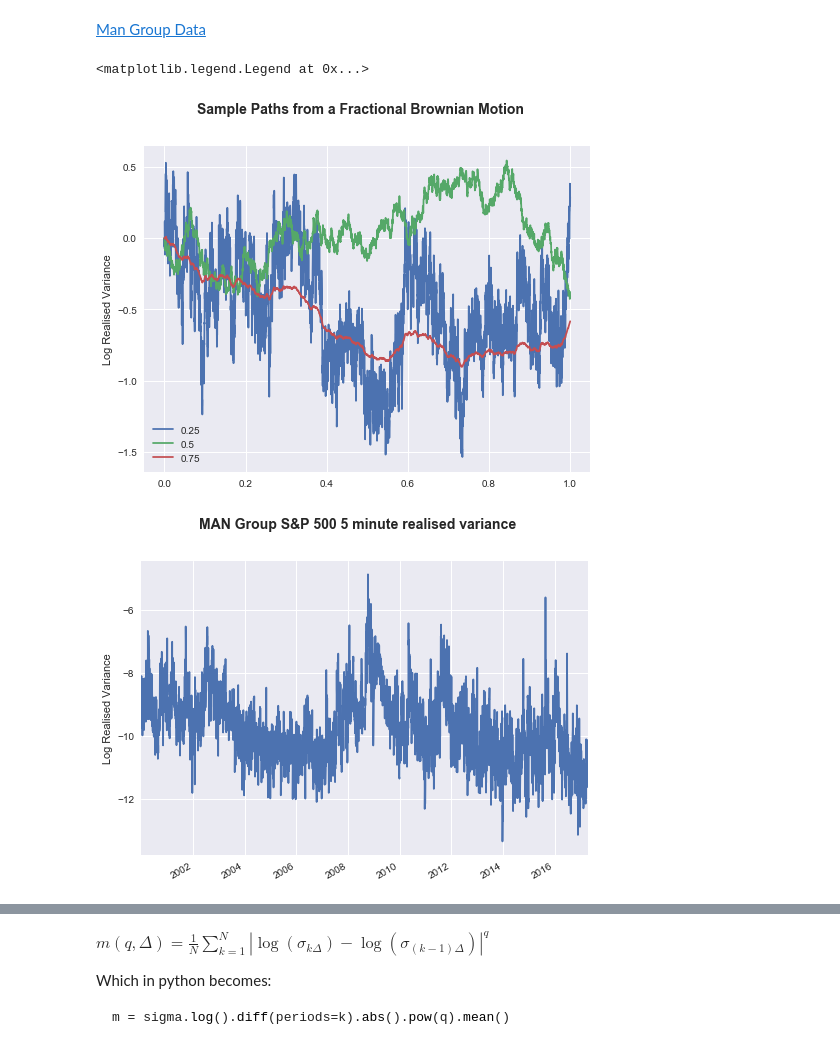
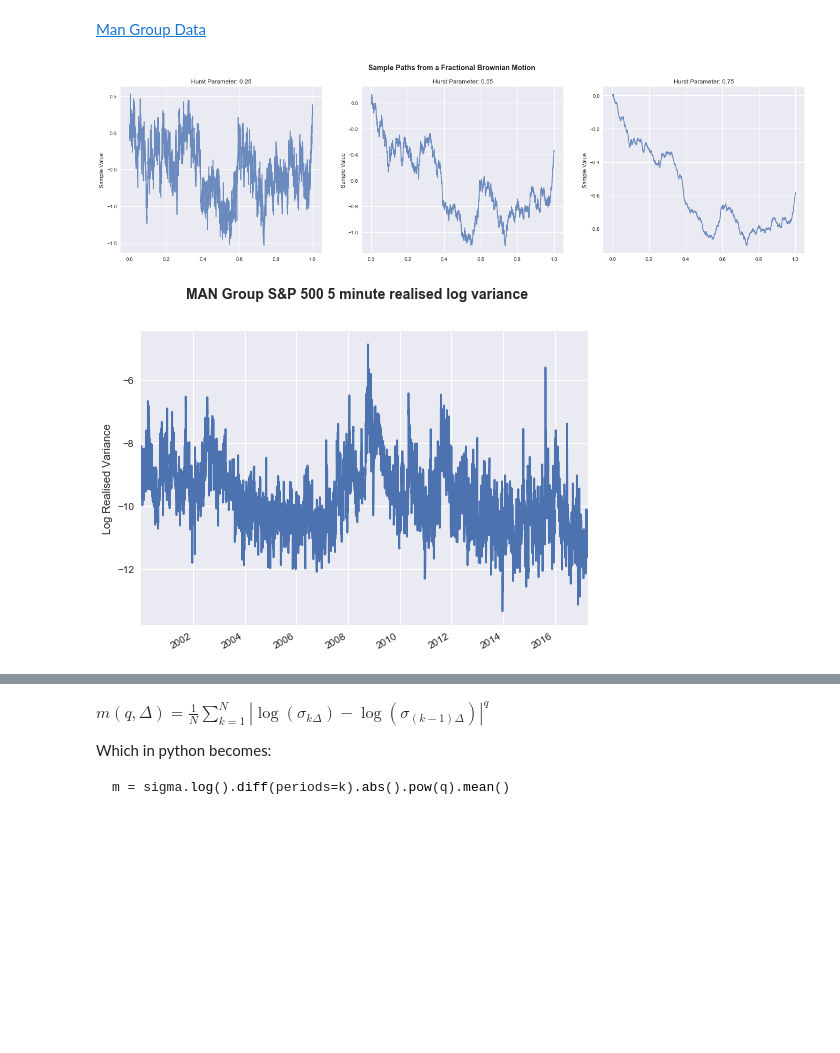
Before and after one commit to ef4s/RoughVol, a Jupyter notebook: Untitled.ipynb, the cells around one changed output, grey strips where cells are left out. Saved outputs shown, nothing was run; the diff lists cells and outputs as text; code cells hidden in the pictures; blank space fills up the shorter version.

```diff
--- a/Untitled.ipynb
+++ b/Untitled.ipynb
@@ -30,31 +30,36 @@ man_log_var = np.log(man)
 man_log_std = np.log(np.sqrt(man))
 # man = np.log(man['SPX2.rv'].apply(np.sqrt))
 # %%
-fig = plt.figure(figsize=(8, 6))
+fig = plt.figure(figsize=(8*3, 6))
 fig.suptitle('Sample Paths from a Fractional Brownian Motion', fontsize=14, fontweight='bold')
 
-ax = fig.add_subplot(111)
 
-ax.set_ylabel('Log Realised Variance')
-ax.xaxis.label.set_visible(False)
 
 n = man_log_var.size
-exponents = [0.25, 0.5, 0.75]
-for hurst in exponents:
+exponents = [0.25, 0.55, 0.75]
+# exponents = np.arange(0.1, 0.9, 0.1)
+for i in range(len(exponents)):
+    hurst = exponents[i]
+    ax = fig.add_subplot(1, len(exponents), i + 1)
+#     ax = fig.add_subplot(131)
+    ax.set_title('Hurst Parameter: ' + str(hurst))
+    ax.set_ylabel('Sample Value')
+    ax.xaxis.label.set_visible(False)
     fbmr, _, times = fbm.fbm(n, H=hurst, L=1, method='daviesharte', random_seed=1337)
-    plt.plot(times, fbmr)
-plt.legend(exponents)
+    plt.plot(times, fbmr, alpha=0.8)
+# plt.legend(exponents)
+plt.savefig('sample_paths')
 # %% [output]
-<matplotlib.legend.Legend at 0x...>
-[figure, old version]
+[figure, new version]
 # %%
 fig = plt.figure(figsize=(8, 6))
-fig.suptitle('MAN Group S&P 500 5 minute realised variance', fontsize=14, fontweight='bold')
+fig.suptitle('MAN Group S&P 500 5 minute realised log variance', fontsize=14, fontweight='bold')
 
 ax = fig.add_subplot(111)
 man_log_var.plot(ax=ax)
 
 ax.set_ylabel('Log Realised Variance')
 ax.xaxis.label.set_visible(False)
+plt.savefig('realised_log_variance')
 # %% [output]
-[figure, old version]
+[figure, new version]
```
Also changed, not shown: parts of 12 cells of this notebook, 1 other file.
